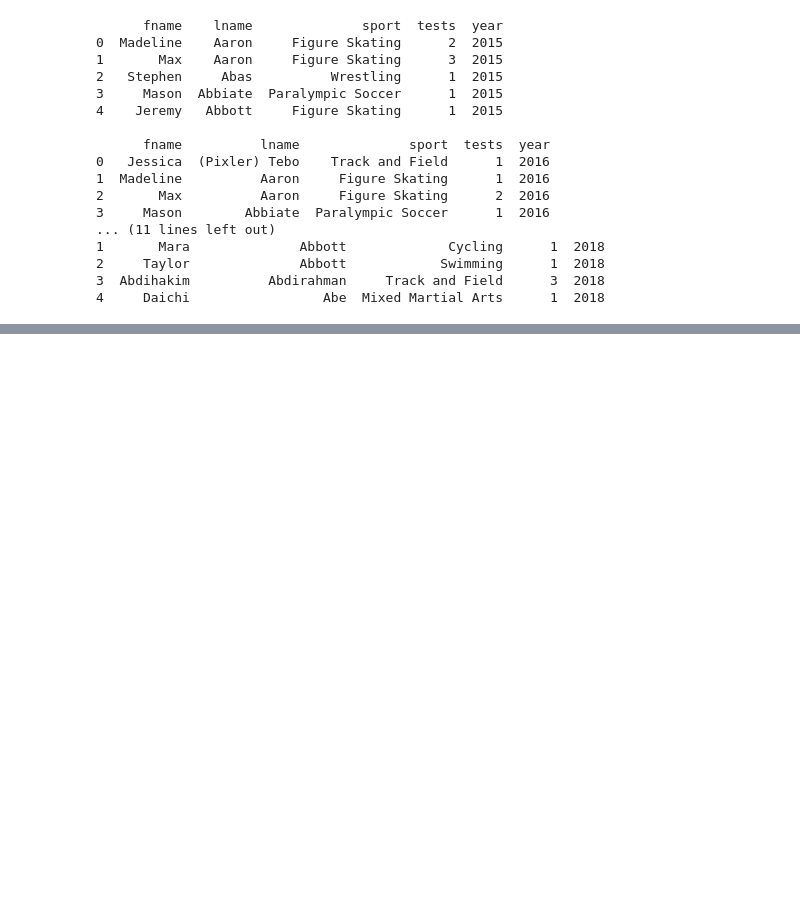
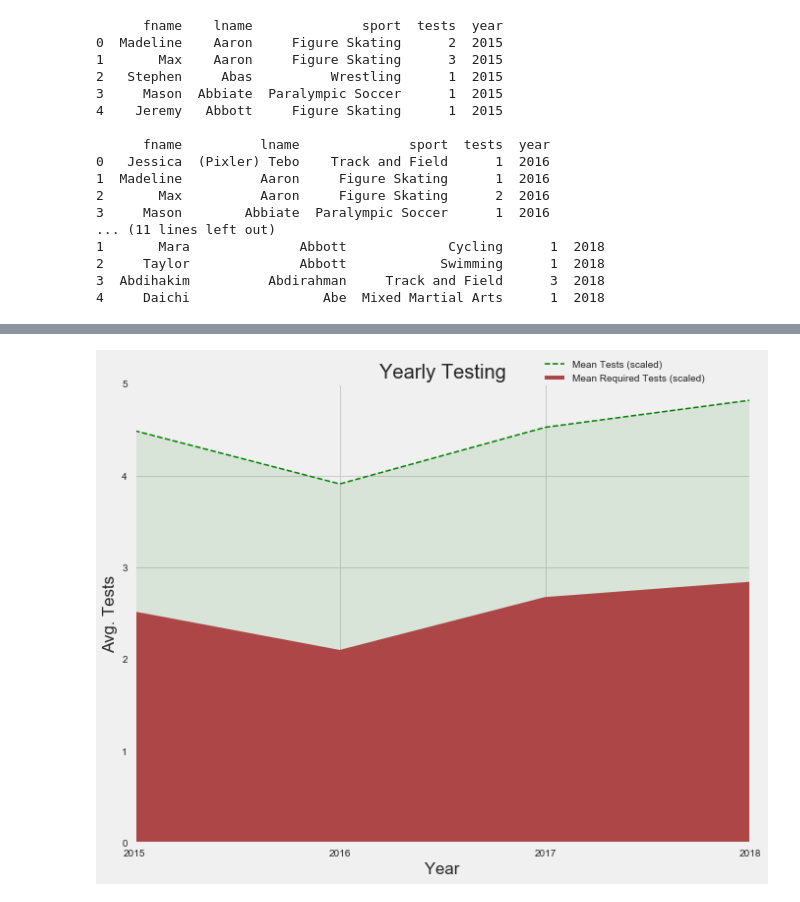
Before and after one commit to Hmamin/usada, a Jupyter notebook: usada_fixed.ipynb, the cells around one changed output, grey strips where cells are left out. Drawn from its saved outputs; the diff is of its cells as text; code cells hidden in the pictures; blank space fills up the shorter version.

```diff
--- a/usada_fixed.ipynb
+++ b/usada_fixed.ipynb
@@ -142,0 +172,19 @@ mma.groupby('year').agg([np.mean, np.sum, len])
+# %%
+scaled_means = grouped_avg['scaled_tests']['mean'].values
+scaled_req_means = grouped_avg['scaled_req_tests']['mean'].values
+
+fig, ax = plt.subplots(figsize=(10,8))
+ax.plot(years, scaled_means, color='green', ls='--', lw=1.5, label='Mean Tests (scaled)')
+ax.plot(years, scaled_req_means, color='#ad4747', label='Mean Required Tests (scaled)')
+ax.fill_between(years, scaled_means, scaled_req_means, alpha=0.1, color='green')
+ax.fill_between(years, scaled_req_means, 0, color='#ad4747')
+plt.xlim(start_date.year, end_date.year)
+plt.xticks(years)
+plt.xlabel('Year')
+plt.ylim(0, 5)
+plt.ylabel('Avg. Tests')
+plt.title('Yearly Testing')
+plt.legend(loc='upper right', bbox_to_anchor=(.94, 1.07))
+plt.show()
+# %% [output]
+[figure, added]
```
Also changed, not shown: parts of 16 cells of this notebook.
